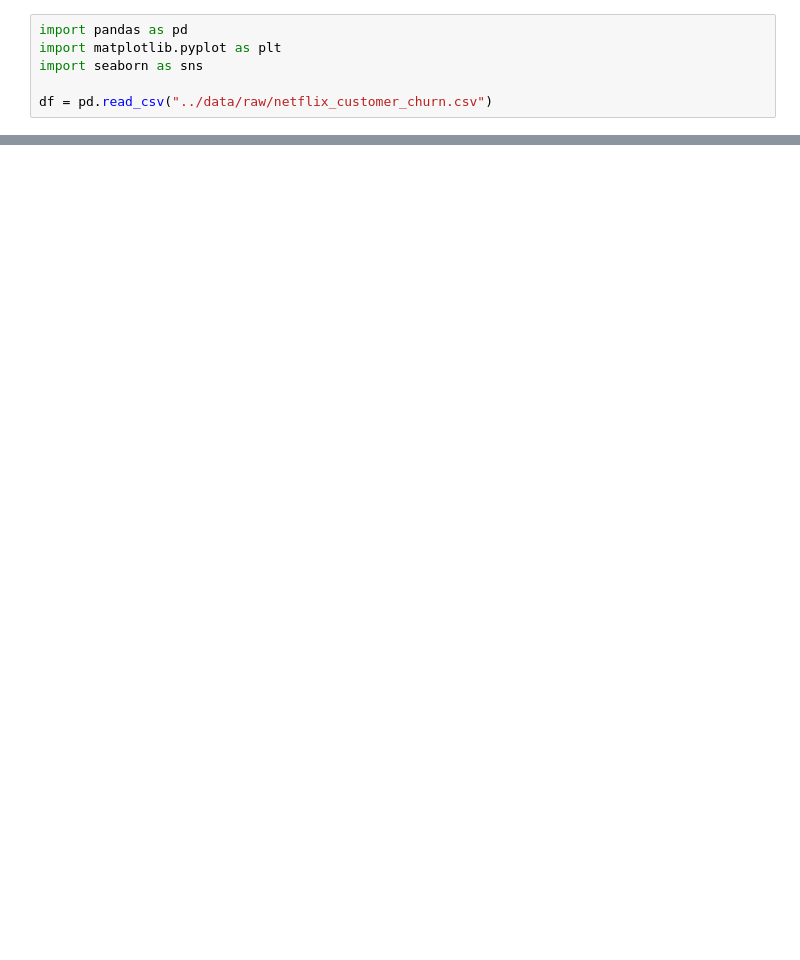
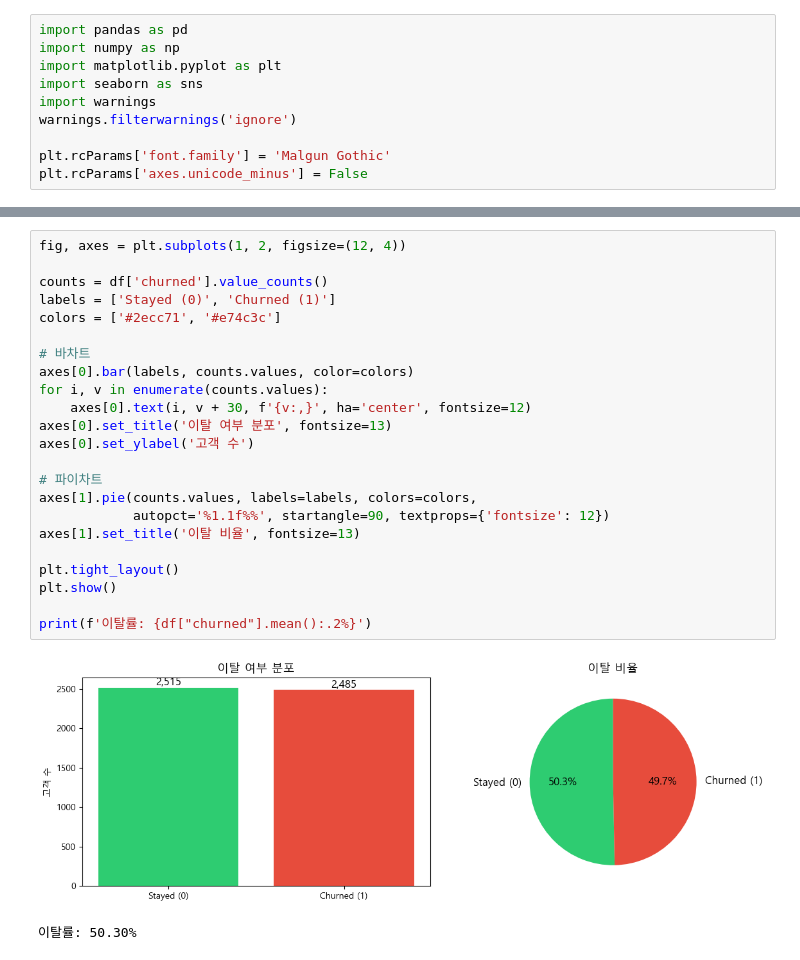
Before and after one commit to SKNETWORKS-FAMILY-AICAMP/SKN28-2nd-2Team, a Jupyter notebook: notebooks/01_eda.ipynb, the cells around one changed output, grey strips where cells are left out. Saved outputs shown, nothing was run; the diff lists cells and outputs as text; blank space fills up the shorter version.

```diff
--- a/notebooks/01_eda.ipynb
+++ b/notebooks/01_eda.ipynb
@@ -1,6 +4,10 @@
 # %%
 import pandas as pd
+import numpy as np
 import matplotlib.pyplot as plt
 import seaborn as sns
+import warnings
+warnings.filterwarnings('ignore')
 
-df = pd.read_csv("../data/raw/netflix_customer_churn.csv")
+plt.rcParams['font.family'] = 'Malgun Gothic'
+plt.rcParams['axes.unicode_minus'] = False
@@ -96,0 +84,26 @@ plt.show()
+# %%
+fig, axes = plt.subplots(1, 2, figsize=(12, 4))
+
+counts = df['churned'].value_counts()
+labels = ['Stayed (0)', 'Churned (1)']
+colors = ['#2ecc71', '#e74c3c']
+
+# 바차트
+axes[0].bar(labels, counts.values, color=colors)
+for i, v in enumerate(counts.values):
+    axes[0].text(i, v + 30, f'{v:,}', ha='center', fontsize=12)
+axes[0].set_title('이탈 여부 분포', fontsize=13)
+axes[0].set_ylabel('고객 수')
+
+# 파이차트
+axes[1].pie(counts.values, labels=labels, colors=colors,
+            autopct='%1.1f%%', startangle=90, textprops={'fontsize': 12})
+axes[1].set_title('이탈 비율', fontsize=13)
+
+plt.tight_layout()
+plt.show()
+
+print(f'이탈률: {df["churned"].mean():.2%}')
+# %% [output]
+[figure, added]
+이탈률: 50.30%
```
Also changed, not shown: parts of 30 cells of this notebook, 11 other files.
